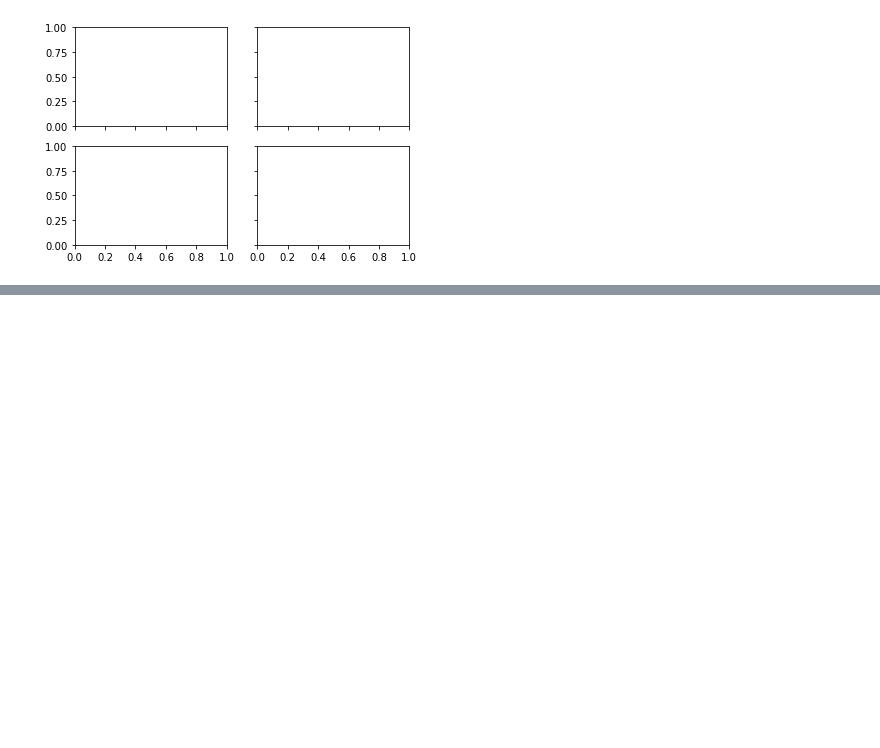
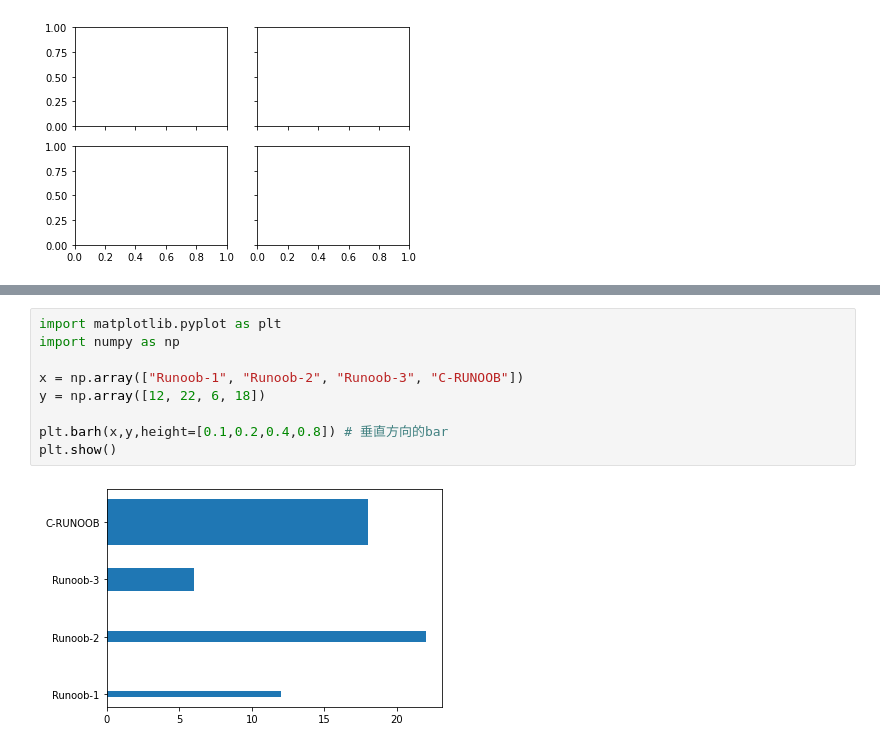
Before and after one commit to liyuke65535/jupyter_codes, a Jupyter notebook: python_learn_notes/matplotlib_learn.ipynb, the cells around one changed output, grey strips where cells are left out. Saved outputs shown, nothing was run; the diff lists cells and outputs as text; blank space fills up the shorter version.

```diff
--- a/python_learn_notes/matplotlib_learn.ipynb
+++ b/python_learn_notes/matplotlib_learn.ipynb
@@ -211,0 +234,11 @@ plt.show()
+# %%
+import matplotlib.pyplot as plt
+import numpy as np
+
+x = np.array(["Runoob-1", "Runoob-2", "Runoob-3", "C-RUNOOB"])
+y = np.array([12, 22, 6, 18])
+
+plt.barh(x,y,height=[0.1,0.2,0.4,0.8]) # 垂直方向的bar
+plt.show()
+# %% [output]
+[figure, added]
```
Also changed, not shown: parts of 8 cells of this notebook.
